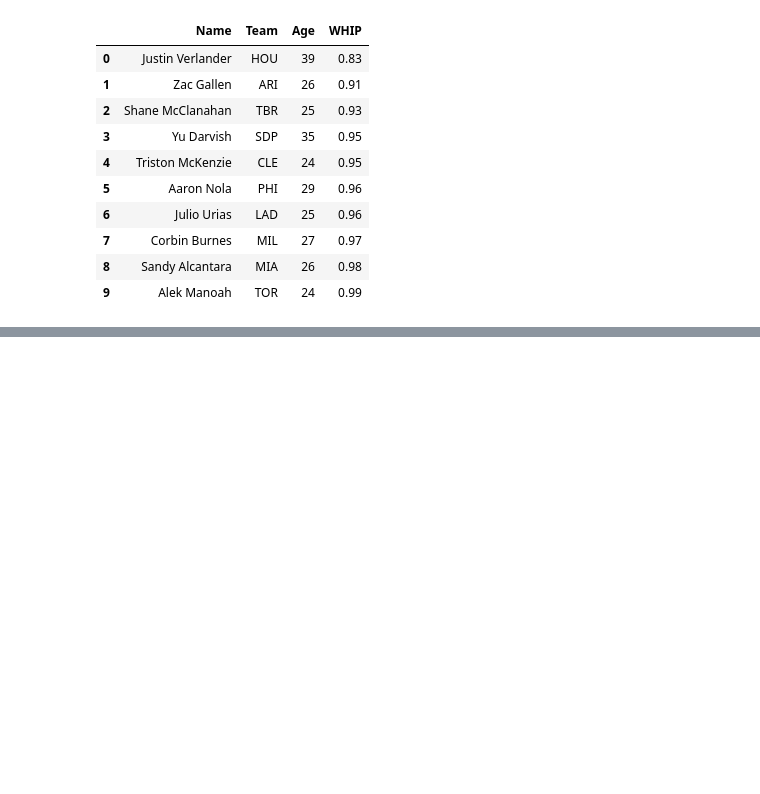
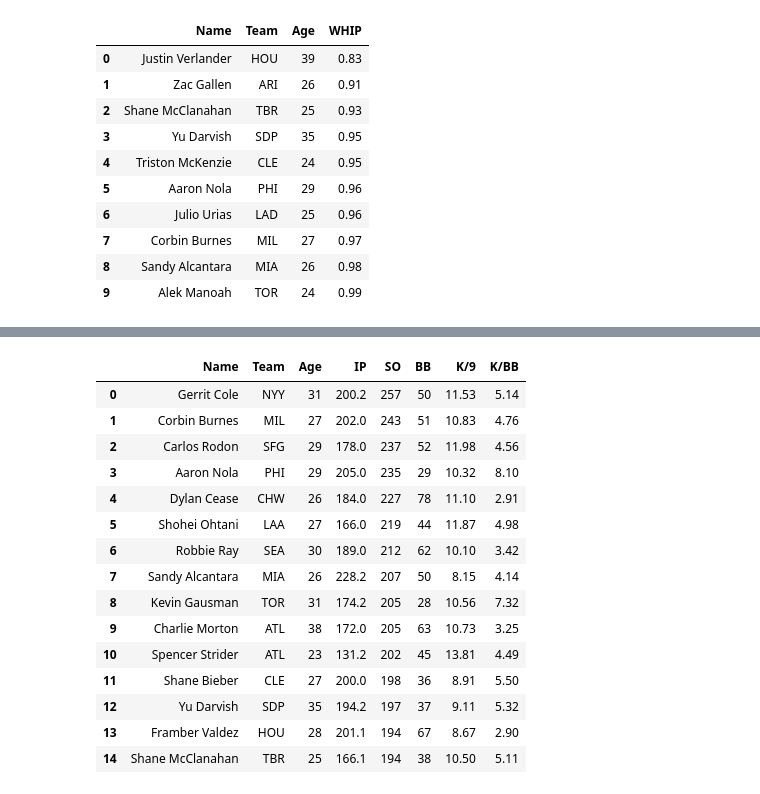
Before and after one commit to danielcho16/baseball_analytics, a Jupyter notebook: baseball_analytics.ipynb, the cells around one changed output, grey strips where cells are left out. Saved outputs shown, nothing was run; the diff lists cells and outputs as text; code cells hidden in the pictures; blank space fills up the shorter version.

```diff
--- a/baseball_analytics.ipynb
+++ b/baseball_analytics.ipynb
@@ -414,0 +555,20 @@ sp_adv_df
+# %%
+# strikeouts, walks, K/9, K/BB for top 15 strikeouts among starting pitchers
+sp_df[['Name','Team','Age','IP','SO','BB','K/9','K/BB']].sort_values(by='SO',ascending=False,ignore_index=True).head(15)
+# %% [output]
+|  | Name | Team | Age | IP | SO | BB | K/9 | K/BB |
+| 0 | Gerrit Cole | NYY | 31 | 200.2 | 257 | 50 | 11.53 | 5.14 |
+| 1 | Corbin Burnes | MIL | 27 | 202.0 | 243 | 51 | 10.83 | 4.76 |
+| 2 | Carlos Rodon | SFG | 29 | 178.0 | 237 | 52 | 11.98 | 4.56 |
+| 3 | Aaron Nola | PHI | 29 | 205.0 | 235 | 29 | 10.32 | 8.10 |
+| 4 | Dylan Cease | CHW | 26 | 184.0 | 227 | 78 | 11.10 | 2.91 |
+| 5 | Shohei Ohtani | LAA | 27 | 166.0 | 219 | 44 | 11.87 | 4.98 |
+| 6 | Robbie Ray | SEA | 30 | 189.0 | 212 | 62 | 10.10 | 3.42 |
+| 7 | Sandy Alcantara | MIA | 26 | 228.2 | 207 | 50 | 8.15 | 4.14 |
+| 8 | Kevin Gausman | TOR | 31 | 174.2 | 205 | 28 | 10.56 | 7.32 |
+| 9 | Charlie Morton | ATL | 38 | 172.0 | 205 | 63 | 10.73 | 3.25 |
+| 10 | Spencer Strider | ATL | 23 | 131.2 | 202 | 45 | 13.81 | 4.49 |
+| 11 | Shane Bieber | CLE | 27 | 200.0 | 198 | 36 | 8.91 | 5.50 |
+| 12 | Yu Darvish | SDP | 35 | 194.2 | 197 | 37 | 9.11 | 5.32 |
+| 13 | Framber Valdez | HOU | 28 | 201.1 | 194 | 67 | 8.67 | 2.90 |
+| 14 | Shane McClanahan | TBR | 25 | 166.1 | 194 | 38 | 10.50 | 5.11 |
```
Also changed, not shown: parts of 25 cells of this notebook, 1 other file.
